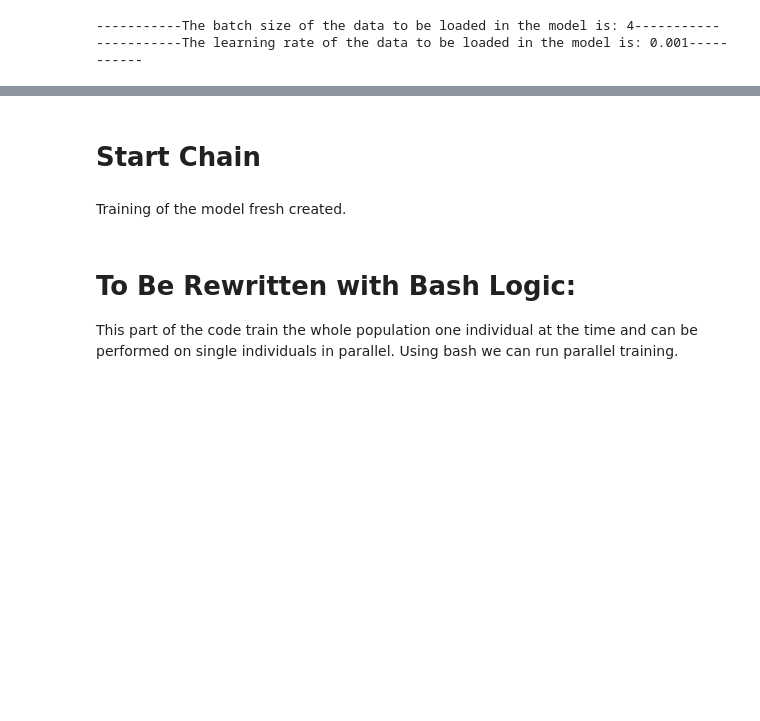
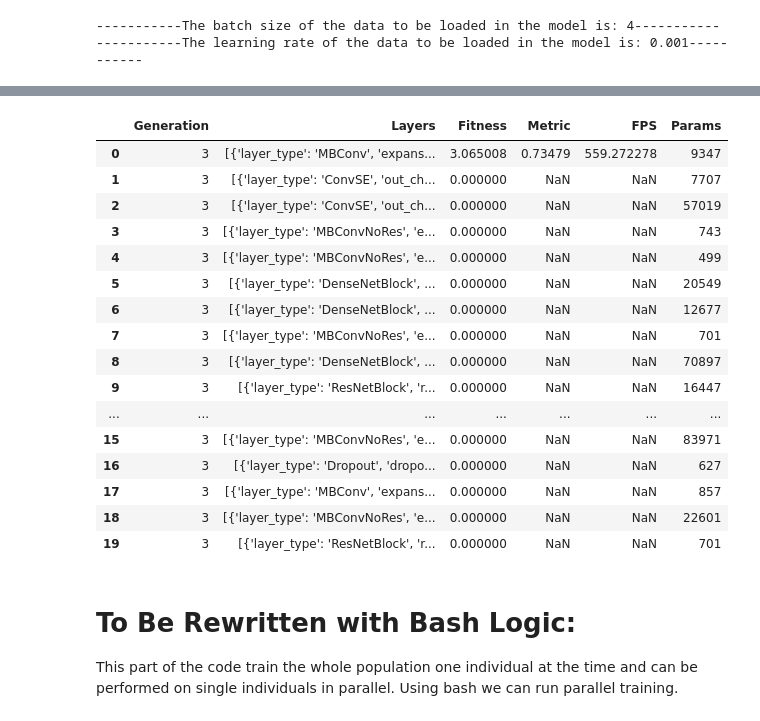
Before and after one commit to sirbastiano/pynas, a Jupyter notebook: unet.ipynb, the cells around one changed output, grey strips where cells are left out. Saved outputs shown, nothing was run; the diff lists cells and outputs as text; code cells hidden in the pictures; blank space fills up the shorter version.

```diff
--- a/unet.ipynb
+++ b/unet.ipynb
@@ -80,9 +81,25 @@ LOCAL_RANK: 0 - CUDA_VISIBLE_DEVICES: [0]
 # %%
 pop.evolve(mating_pool_cutoff=mating_pool_cutoff, mutation_probability=0.85, k_best=1, n_random=3)
-# %% [markdown]
-# Start Chain
-# %% [markdown]
-Training of the model fresh created.
+# %%
+pop.df
+# %% [output]
+|  | Generation | Layers | Fitness | Metric | FPS | Params |
+| 0 | 3 | [{'layer_type': 'MBConv', 'expans... | 3.065008 | 0.73479 | 559.272278 | 9347 |
+| 1 | 3 | [{'layer_type': 'ConvSE', 'out_ch... | 0.000000 | NaN | NaN | 7707 |
+| 2 | 3 | [{'layer_type': 'ConvSE', 'out_ch... | 0.000000 | NaN | NaN | 57019 |
+| 3 | 3 | [{'layer_type': 'MBConvNoRes', 'e... | 0.000000 | NaN | NaN | 743 |
+| 4 | 3 | [{'layer_type': 'MBConvNoRes', 'e... | 0.000000 | NaN | NaN | 499 |
+| 5 | 3 | [{'layer_type': 'DenseNetBlock', ... | 0.000000 | NaN | NaN | 20549 |
+| 6 | 3 | [{'layer_type': 'DenseNetBlock', ... | 0.000000 | NaN | NaN | 12677 |
+| 7 | 3 | [{'layer_type': 'MBConvNoRes', 'e... | 0.000000 | NaN | NaN | 701 |
+| 8 | 3 | [{'layer_type': 'DenseNetBlock', ... | 0.000000 | NaN | NaN | 70897 |
+| 9 | 3 | [{'layer_type': 'ResNetBlock', 'r... | 0.000000 | NaN | NaN | 16447 |
+| ... | ... | ... | ... | ... | ... | ... |
+| 15 | 3 | [{'layer_type': 'MBConvNoRes', 'e... | 0.000000 | NaN | NaN | 83971 |
+| 16 | 3 | [{'layer_type': 'Dropout', 'dropo... | 0.000000 | NaN | NaN | 627 |
+| 17 | 3 | [{'layer_type': 'MBConv', 'expans... | 0.000000 | NaN | NaN | 857 |
+| 18 | 3 | [{'layer_type': 'MBConvNoRes', 'e... | 0.000000 | NaN | NaN | 22601 |
+| 19 | 3 | [{'layer_type': 'ResNetBlock', 'r... | 0.000000 | NaN | NaN | 701 |
 # %% [markdown]
 # To Be Rewritten with Bash Logic:
 
```
Also changed, not shown: parts of 4 cells of this notebook, 2 other files.
